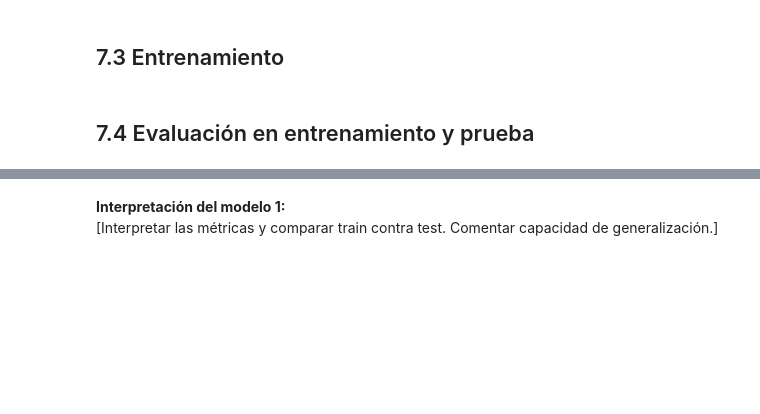
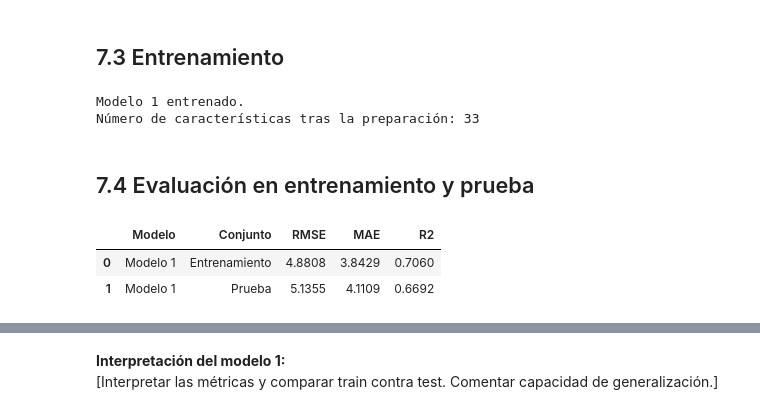
Before and after one commit to Jmpardos1/lab1, a Jupyter notebook: Laboratorio_1_Regresion_Plantilla.ipynb, the cells around one changed output, grey strips where cells are left out. Saved outputs shown, nothing was run; the diff lists cells and outputs as text; code cells hidden in the pictures; blank space fills up the shorter version.

```diff
--- a/Laboratorio_1_Regresion_Plantilla.ipynb
+++ b/Laboratorio_1_Regresion_Plantilla.ipynb
@@ -881,0 +1066,6 @@ Se utilizará `test_size=0.25` y `random_state=42`, según las instrucciones del
+# %%
+X_train, X_test, y_train, y_test = train_test_split(
+    X, y,
+    test_size=TEST_SIZE,
+    random_state=RANDOM_STATE
+)
@@ -899,5 +1148,12 @@ Se utilizará `test_size=0.25` y `random_state=42`, según las instrucciones del
 ## 7.3 Entrenamiento
 # %%
 # TODO: ajustar el pipeline del modelo 1 únicamente con X_train e y_train.
+modelo_1.fit(X_train, y_train)
+print("Modelo 1 entrenado.")
+print("Número de características tras la preparación:",
+      modelo_1.named_steps["regresion"].coef_.shape[0])
+# %% [output]
+Modelo 1 entrenado.
+Número de características tras la preparación: 33
 # %% [markdown]
 ## 7.4 Evaluación en entrenamiento y prueba
@@ -906,0 +1160,26 @@ Se utilizará `test_size=0.25` y `random_state=42`, según las instrucciones del
+# %%
+# TODO: obtener predicciones de entrenamiento y prueba.
+from sklearn.metrics import mean_squared_error, mean_absolute_error, r2_score
+
+def evaluar_modelo(modelo, X_train, y_train, X_test, y_test, nombre):
+    predicciones = {
+        "Entrenamiento": (y_train, modelo.predict(X_train)),
+        "Prueba": (y_test, modelo.predict(X_test)),
+    }
+    filas = []
+    for conjunto, (reales, estimados) in predicciones.items():
+        filas.append({
+            "Modelo": nombre,
+            "Conjunto": conjunto,
+            "RMSE": np.sqrt(mean_squared_error(reales, estimados)),
+            "MAE": mean_absolute_error(reales, estimados),
+            "R2": r2_score(reales, estimados),
+        })
+    return pd.DataFrame(filas)
+
+resultados_m1 = evaluar_modelo(modelo_1, X_train, y_train, X_test, y_test, "Modelo 1")
+resultados_m1.round(4)
+# %% [output]
+|  | Modelo | Conjunto | RMSE | MAE | R2 |
+| 0 | Modelo 1 | Entrenamiento | 4.8808 | 3.8429 | 0.7060 |
+| 1 | Modelo 1 | Prueba | 5.1355 | 4.1109 | 0.6692 |
```
Also changed, not shown: parts of 23 cells of this notebook.
